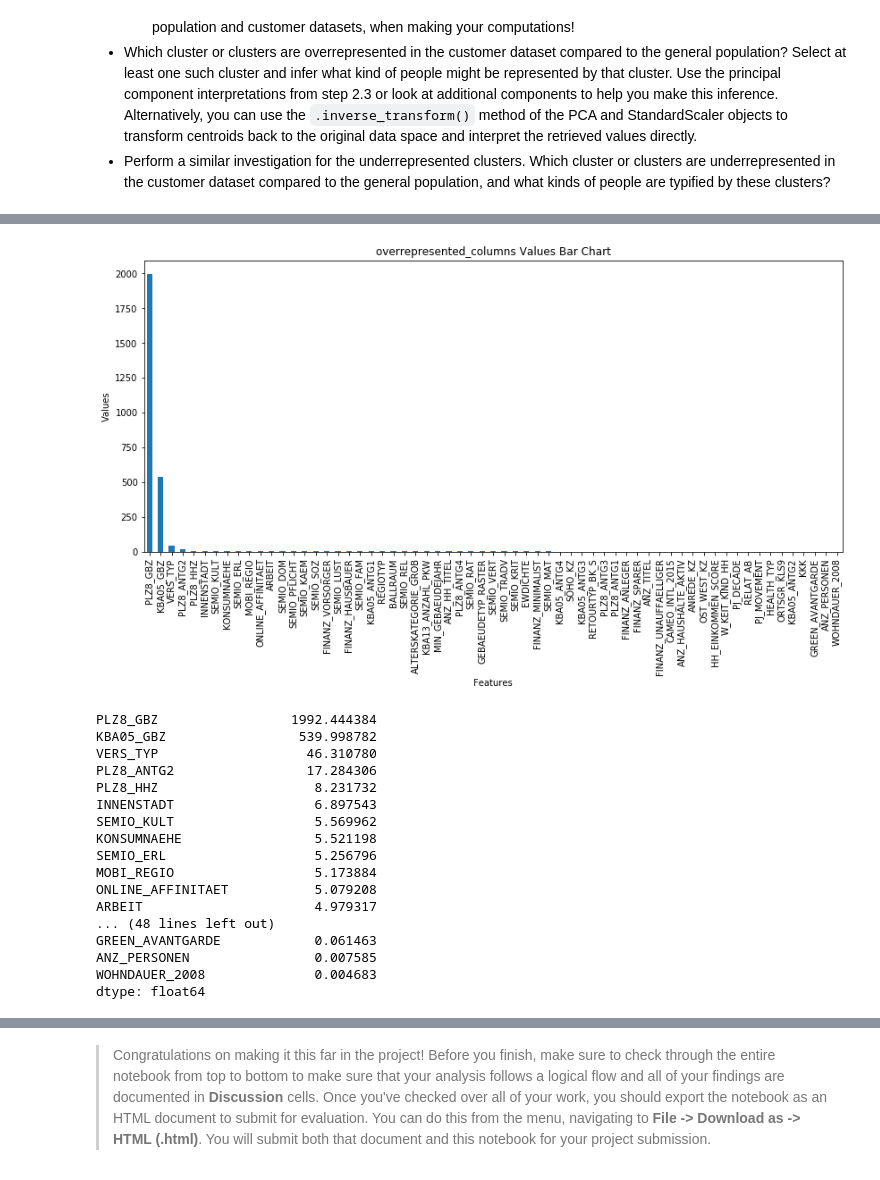
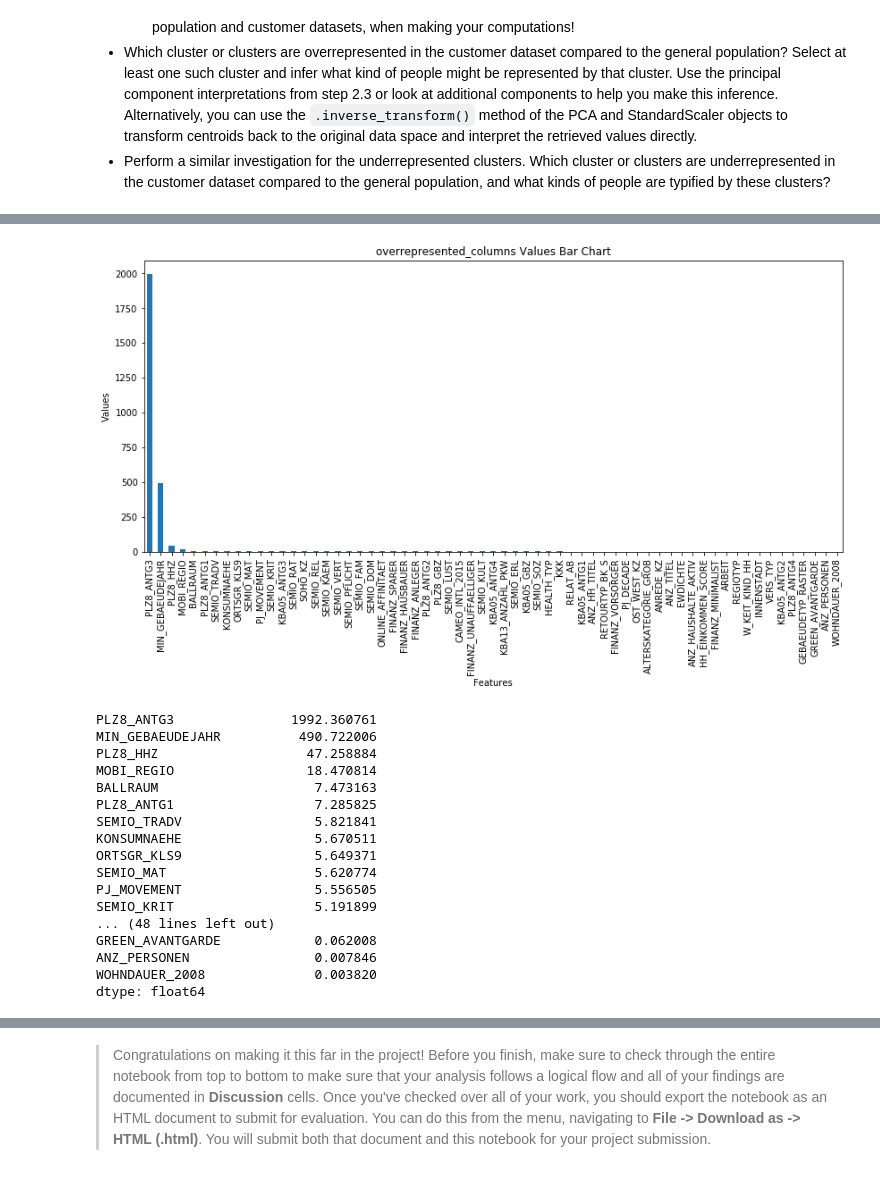
Before and after one commit to tedvankessel/identify-customer-segments, a Jupyter notebook: Identify_Customer_Segments.ipynb, the cells around one changed output, grey strips where cells are left out. Drawn from its saved outputs; the diff is of its cells as text; code cells hidden in the pictures.

```diff
--- a/Identify_Customer_Segments.ipynb
+++ b/Identify_Customer_Segments.ipynb
@@ -1417,20 +1433,30 @@ print("data loaded")
 # clean it
 customers_clean = clean_data(customers)
 print("data cleaned")
-customers_clean=impute_nans(customers_clean)
-
-print('Nan values in the dataset after cleaning:', customers_clean.isna().sum().sum())  # check for nans
+# customers_clean=impute_nans(customers_clean)
 
 # Add dummy columns filled with 0 to the customers_scaled DataFrame
 diff_set=set(azdias_subset_df.columns) - set(customers_clean.columns)
 diff_columns = list(diff_set)
 customers_clean = customers_clean.assign(**{column: 0 for column in diff_columns})
 
-# Impute the NaNs
-impute_freq = SimpleImputer(missing_values=np.nan, strategy='most_frequent')
-customers_clean_xform = impute_freq.fit_transform(customers_clean)
+# Impute the NaNs with new imputer trained on customer data
+print('Nan values in the dataset after cleaning:', customers_clean.isna().sum().sum())  # check for nans
+
+# Create the SimpleImputer with most frequent strategy for customers
+customer_impute_freq = SimpleImputer(missing_values=np.nan, strategy='most_frequent')
+
+# Fit the imputer on the data
+customer_impute_freq.fit(customers_clean)
+
+# Transform the data
+customers_clean_xform = customer_impute_freq.transform(customers_clean)
+
+# Create a new DataFrame with the imputed values and original column names
 customers_clean = pd.DataFrame(customers_clean_xform, columns=customers_clean.columns)
-print('NaN values in the dataset after filling NaNs:', customers_clean.isna().sum().sum())
+
+# Check for NaN values after imputation
+print('NaN values in the dataset after imputing NaNs:', customers_clean.isna().sum().sum())
 
 # Apply feature scaling to the customer data using the pre-trained scaler scaler_gp.
 scaled_data = scaler_gp.transform(customers_clean)
@@ -1526,40 +1551,40 @@ plt.show()
 # %%
 # What kinds of people are part of a cluster that is overrepresented in the
 # customer data compared to the general population?
 
-# we will investigate cluster 3 where the customer data is significantly larger than the general population
-cluster_3 = scaler_gp.inverse_transform(pca_model_80_20.inverse_transform(kmeans_7.cluster_centers_[3]))
-overrepresented_columns = pd.Series(data = cluster_3, index=customers_scaled.columns)
+# we will investigate cluster 5 where the customer data is significantly larger than the general population
+cluster_5 = scaler_gp.inverse_transform(pca_model_80_20.inverse_transform(kmeans_7.cluster_centers_[5]))
+overrepresented_columns = pd.Series(data = cluster_5, index=customers_scaled.columns)
 #print(overrepresented_columns)
 
 overrepresented_columns = overrepresented_columns.sort_values(ascending=False)
 
 # Create a bar chart
 plt.figure(figsize=(14, 6))
 overrepresented_columns.plot(kind='bar')
 plt.title('overrepresented_columns Values Bar Chart')
 plt.xlabel('Features')
 plt.ylabel('Values')
 plt.show()
 print(overrepresented_columns)
 # %% [output]
-[figure, old version]
+[figure, new version]
-PLZ8_GBZ                 1992.444384
-KBA05_GBZ                 539.998782
-VERS_TYP                   46.310780
-PLZ8_ANTG2                 17.284306
-PLZ8_HHZ                    8.231732
-INNENSTADT                  6.897543
-SEMIO_KULT                  5.569962
-KONSUMNAEHE                 5.521198
-SEMIO_ERL                   5.256796
-MOBI_REGIO                  5.173884
-ONLINE_AFFINITAET           5.079208
-ARBEIT                      4.979317
+PLZ8_ANTG3               1992.360761
+MIN_GEBAEUDEJAHR          490.722006
+PLZ8_HHZ                   47.258884
+MOBI_REGIO                 18.470814
+BALLRAUM                    7.473163
+PLZ8_ANTG1                  7.285825
+SEMIO_TRADV                 5.821841
+KONSUMNAEHE                 5.670511
+ORTSGR_KLS9                 5.649371
+SEMIO_MAT                   5.620774
+PJ_MOVEMENT                 5.556505
+SEMIO_KRIT                  5.191899
 ... (48 lines left out)
-GREEN_AVANTGARDE            0.061463
-ANZ_PERSONEN                0.007585
-WOHNDAUER_2008              0.004683
+GREEN_AVANTGARDE            0.062008
+ANZ_PERSONEN                0.007846
+WOHNDAUER_2008              0.003820
 dtype: float64
 # %%
 # What kinds of people are part of a cluster that is underrepresented in the
```
Also changed, not shown: parts of 10 cells of this notebook, 1 other file.
